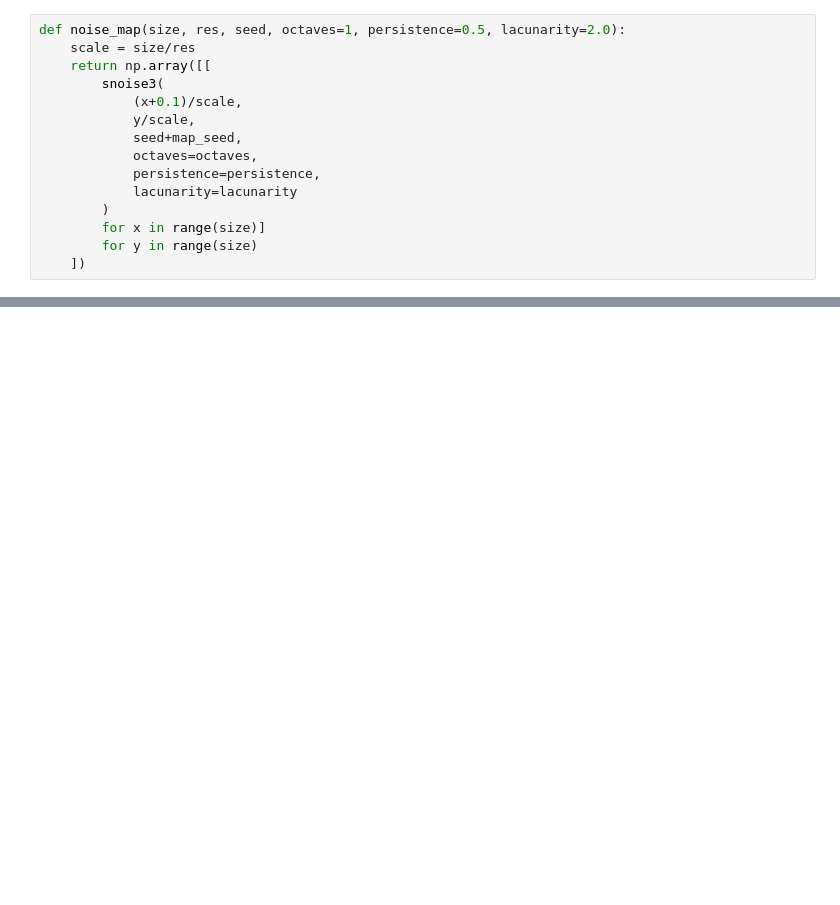
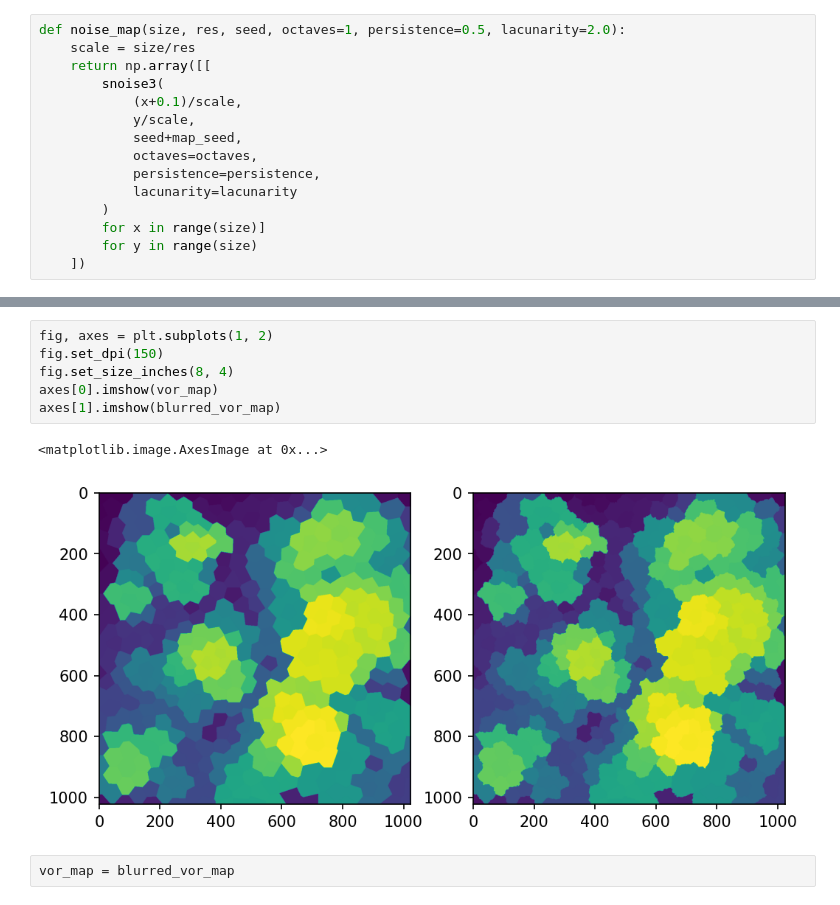
Before and after one commit to AREAGAM/upgraded-adventure, a Jupyter notebook: nosie.ipynb, the cells around one changed output, grey strips where cells are left out. Saved outputs shown, nothing was run; the diff lists cells and outputs as text; blank space fills up the shorter version.

```diff
--- a/nosie.ipynb
+++ b/nosie.ipynb
@@ -126,0 +118,11 @@ NameError: ignored
+# %%
+fig, axes = plt.subplots(1, 2)
+fig.set_dpi(150)
+fig.set_size_inches(8, 4)
+axes[0].imshow(vor_map)
+axes[1].imshow(blurred_vor_map)
+# %% [output]
+<matplotlib.image.AxesImage at 0x...>
+[figure, added]
+# %%
+vor_map = blurred_vor_map
```
Also changed, not shown: parts of 4 cells of this notebook.
